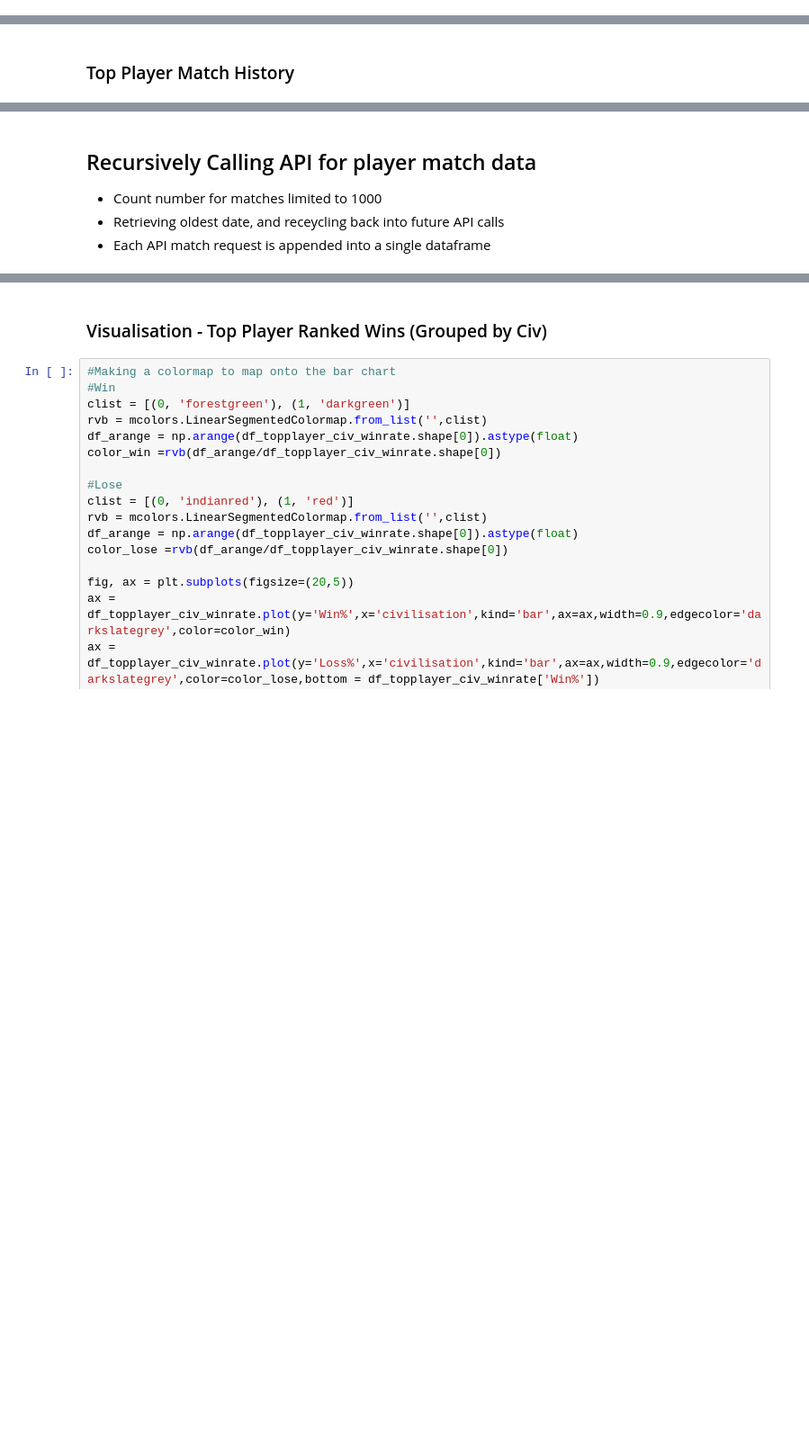
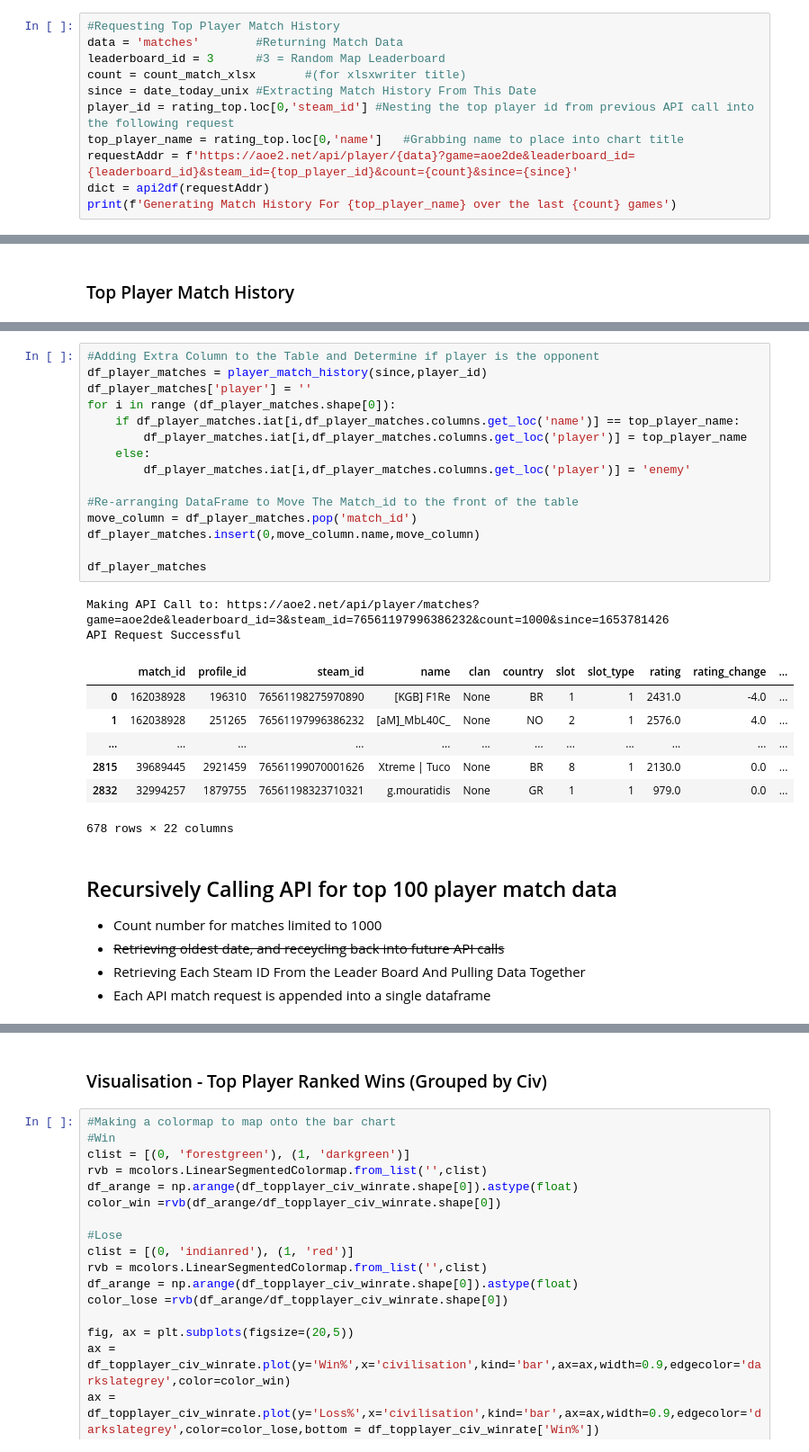
Before and after one commit to Filpill/AoE2Data, a Jupyter notebook: AoE2_APIData.ipynb, the cells around one changed output, grey strips where cells are left out. Shown at 90% size. Saved outputs shown, nothing was run; the diff lists cells and outputs as text; blank space fills up the shorter version.

```diff
--- a/AoE2_APIData.ipynb
+++ b/AoE2_APIData.ipynb
@@ -243,0 +275,11 @@ plt.savefig(fig_topPlayerMatchHist,dpi=100)
+# %%
+#Requesting Top Player Match History
+data = 'matches'        #Returning Match Data
+leaderboard_id = 3      #3 = Random Map Leaderboard
+count = count_match_xlsx       #(for xlsxwriter title)
+since = date_today_unix #Extracting Match History From This Date
+player_id = rating_top.loc[0,'steam_id'] #Nesting the top player id from previous API call into the following request
+top_player_name = rating_top.loc[0,'name']   #Grabbing name to place into chart title
+requestAddr = f'https://aoe2.net/api/player/{data}?game=aoe2de&leaderboard_id={leaderboard_id}&steam_id={top_player_id}&count={count}&since={since}'
+dict = api2df(requestAddr)
+print(f'Generating Match History For {top_player_name} over the last {count} games')
@@ -302,7 +328,33 @@ Generating Match History For [aM]_MbL40C_ over the last 1000 games
+# %%
+#Adding Extra Column to the Table and Determine if player is the opponent
+df_player_matches = player_match_history(since,player_id)
+df_player_matches['player'] = ''
+for i in range (df_player_matches.shape[0]):
+    if df_player_matches.iat[i,df_player_matches.columns.get_loc('name')] == top_player_name:
+        df_player_matches.iat[i,df_player_matches.columns.get_loc('player')] = top_player_name
+    else:
+        df_player_matches.iat[i,df_player_matches.columns.get_loc('player')] = 'enemy'
+
+#Re-arranging DataFrame to Move The Match_id to the front of the table
+move_column = df_player_matches.pop('match_id')
+df_player_matches.insert(0,move_column.name,move_column)
+
+df_player_matches
+# %% [output]
+Making API Call to: https://aoe2.net/api/player/matches?game=aoe2de&leaderboard_id=3&steam_id=76561197996386232&count=1000&since=1653781426
+API Request Successful
+|  | match_id | profile_id | steam_id | name | clan | country | slot | slot_type | rating | rating_change | ... |
+| 0 | 162038928 | 196310 | 76561198275970890 | [KGB] F1Re | None | BR | 1 | 1 | 2431.0 | -4.0 | ... |
+| 1 | 162038928 | 251265 | 76561197996386232 | [aM]_MbL40C_ | None | NO | 2 | 1 | 2576.0 | 4.0 | ... |
+| ... | ... | ... | ... | ... | ... | ... | ... | ... | ... | ... | ... |
+| 2815 | 39689445 | 2921459 | 76561199070001626 | Xtreme | Tuco | None | BR | 8 | 1 | 2130.0 | 0.0 | ... |
+| 2832 | 32994257 | 1879755 | 76561198323710321 | g.mouratidis | None | GR | 1 | 1 | 979.0 | 0.0 | ... |
+678 rows × 22 columns
 # %% [markdown]
-## Recursively Calling API for player match data
+## Recursively Calling API for top 100 player match data
 - Count number for matches limited to 1000
-- Retrieving oldest date, and receycling back into future API calls
+- ~~Retrieving oldest date, and receycling back into future API calls~~
+- Retrieving Each Steam ID From the Leader Board And Pulling Data Together
 - Each API match request is appended into a single dataframe
 # %%
 #Requesting Top Player Match History
```
Also changed, not shown: parts of 17 cells of this notebook, 4 other files.
